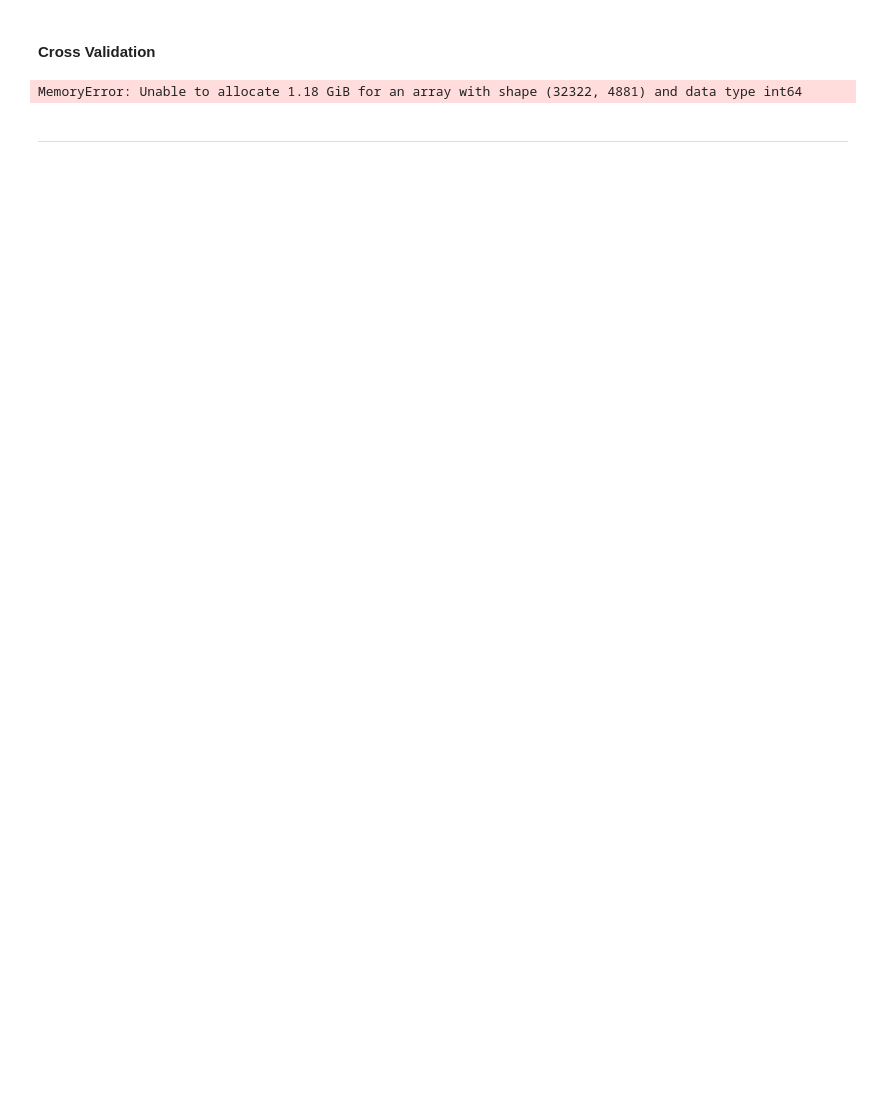
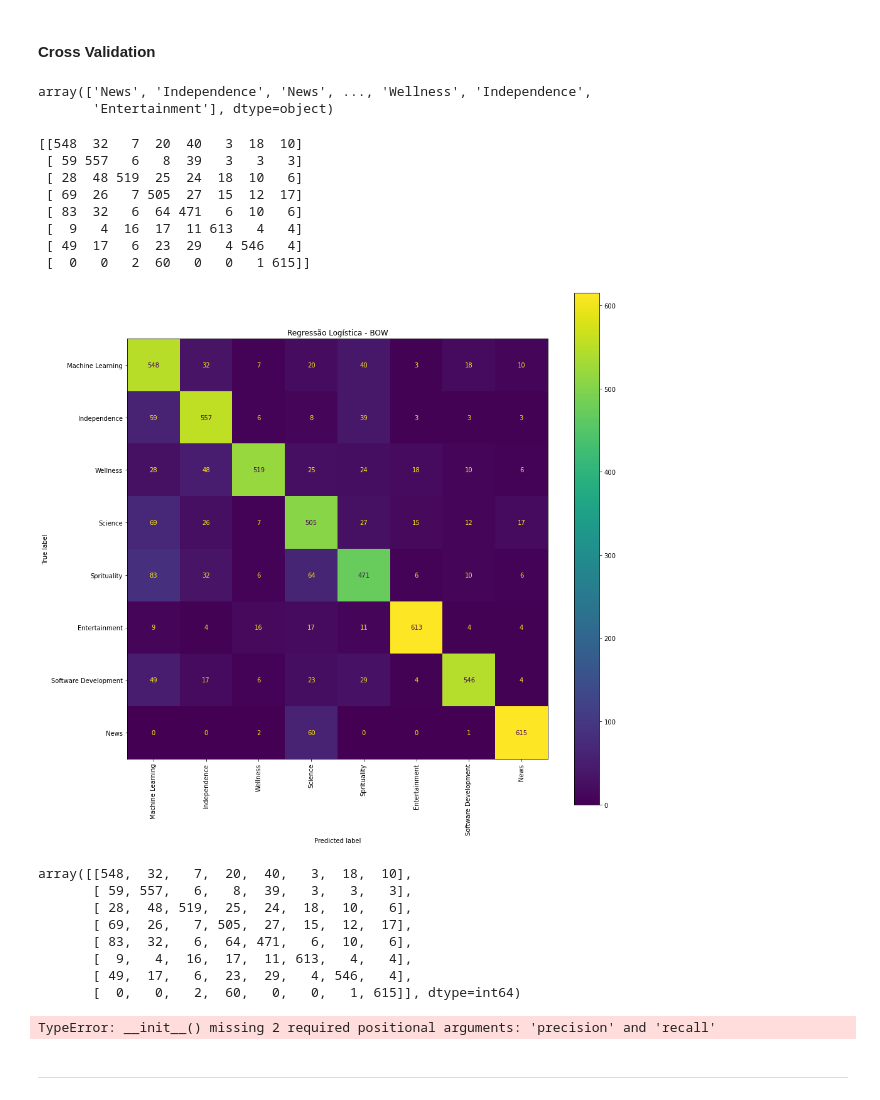
Before and after one commit to PauloUbirajara/News-Classifier, a Jupyter notebook: models/logistic_regression_bow.ipynb, the cells around one changed output. Saved outputs shown, nothing was run; the diff lists cells and outputs as text; code cells hidden in the pictures; blank space fills up the shorter version.

```diff
--- a/models/logistic_regression_bow.ipynb
+++ b/models/logistic_regression_bow.ipynb
@@ -36,9 +39,11 @@ colors = {
 ## Logistic Regression
 # %%
 def logistic_regression():
-    return LogisticRegression()
+    return LogisticRegression(max_iter=500)
 # %% [markdown]
 ### BOW
 # %%
-bow = pd.read_feather('../smote/bow.feather').sample(frac=1)
-bow.head()
+bow = pd\
+    .read_feather('../smote/bow.feather')\
+    .sample(frac=1)
+# bow.head()
@@ -67,10 +55,8 @@ Name: Topic, dtype: int64
 # %% [markdown]
 #### Cross Validation
 # %%
-scores = cross_val_score(logistic_regression(), X, y_true, cv=10, n_jobs=4)
+scores = cross_val_score(logistic_regression(), X, y_true, cv=5, verbose=2)
 print(scores.mean())
-# %% [output]
-MemoryError: Unable to allocate 1.18 GiB for an array with shape (32322, 4881) and data type int64
 # %%
 for topic in colors:
     # score = model.score(X_test, y_test)
@@ -84,14 +71,48 @@ y_pred = cross_val_predict(logistic_regression(), X, y_true, cv=10, n_jobs=3)
+# %%
+# y_pred = cross_val_predict(logistic_regression(), X, y_true, cv=10)
+y_pred = cross_val_predict(logistic_regression(), bow.drop(columns=['Topic']), bow['Topic'], cv=5)
+# %%
+y_pred
+# %% [output]
+array(['News', 'Independence', 'News', ..., 'Wellness', 'Independence',
+       'Entertainment'], dtype=object)
 # %%
-cm = confusion_matrix(y_true, y_pred)
+cm = confusion_matrix(bow['Topic'], y_pred)
 print(cm)
 f = ConfusionMatrixDisplay(
 	cm,
-	display_labels=y_true.unique()
+	display_labels=bow['Topic'].unique()
 )
 fig, ax = plt.subplots(figsize=(15, 15))
 f.plot(ax=ax, xticks_rotation='vertical')
 plt.title('Regressão Logística - BOW')
 plt.show()
+cm
+# %% [output]
+[[548  32   7  20  40   3  18  10]
+ [ 59 557   6   8  39   3   3   3]
+ [ 28  48 519  25  24  18  10   6]
+ [ 69  26   7 505  27  15  12  17]
+ [ 83  32   6  64 471   6  10   6]
+ [  9   4  16  17  11 613   4   4]
+ [ 49  17   6  23  29   4 546   4]
+ [  0   0   2  60   0   0   1 615]]
+[figure, added]
+array([[548,  32,   7,  20,  40,   3,  18,  10],
+       [ 59, 557,   6,   8,  39,   3,   3,   3],
+       [ 28,  48, 519,  25,  24,  18,  10,   6],
+       [ 69,  26,   7, 505,  27,  15,  12,  17],
+       [ 83,  32,   6,  64, 471,   6,  10,   6],
+       [  9,   4,  16,  17,  11, 613,   4,   4],
+       [ 49,  17,   6,  23,  29,   4, 546,   4],
+       [  0,   0,   2,  60,   0,   0,   1, 615]], dtype=int64)
+# %%
+# y_score = classifier.decision_function(X)
+
+display = PrecisionRecallDisplay.from_predictions(y_true, y_pred, name="Logistic Regression")
+_ = display.ax_.set_title("2-class Precision-Recall curve")
+# %% [output]
+TypeError: __init__() missing 2 required positional arguments: 'precision' and 'recall'
 # %% [markdown]
 -----
 # %% [markdown]
```
Also changed, not shown: parts of 6 cells of this notebook, 4 other files.
